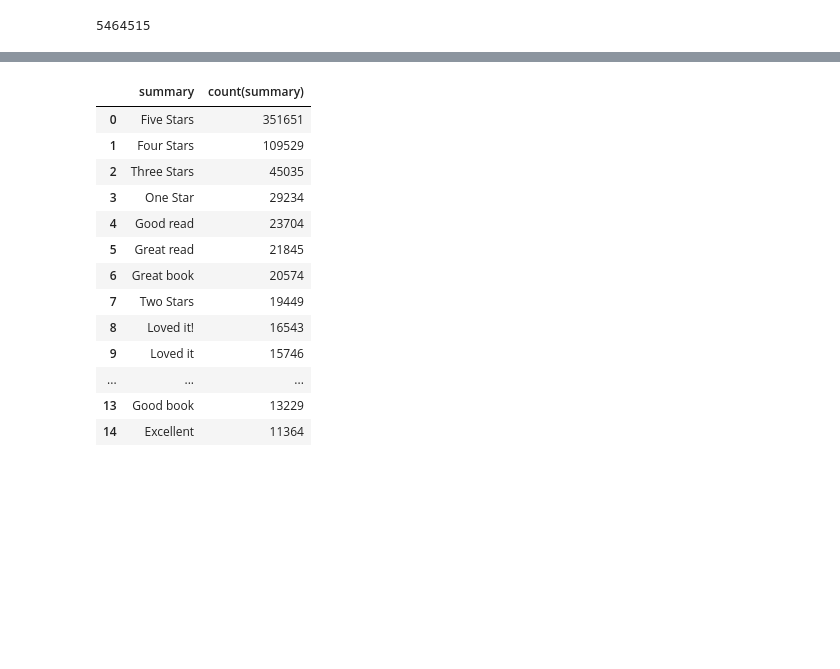
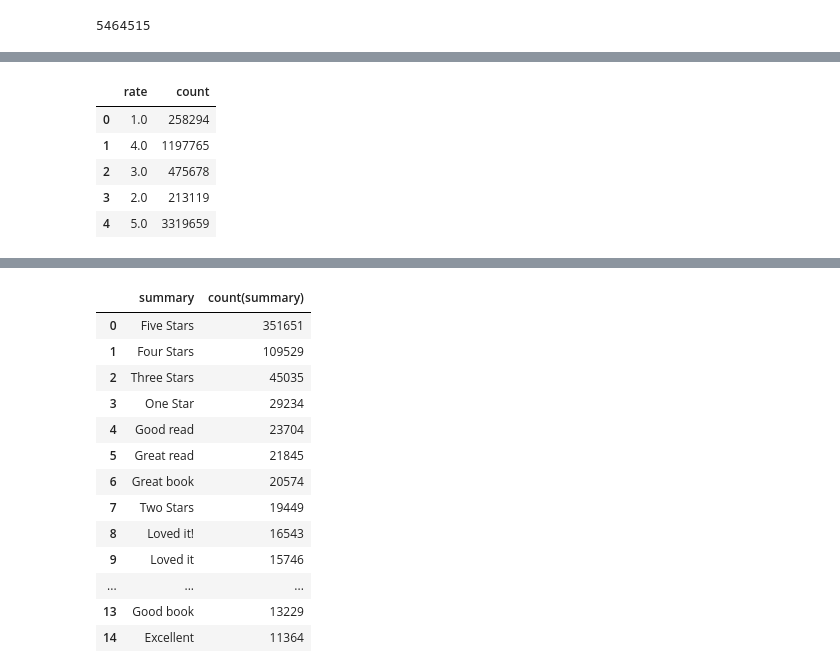
Before and after one commit to moiraghif/Amazon-Kindle-Store-Reviews, a Jupyter notebook: Clustering.ipynb, the cells around one changed output, grey strips where cells are left out. Saved outputs shown, nothing was run; the diff lists cells and outputs as text; code cells hidden in the pictures; blank space fills up the shorter version.

```diff
--- a/Clustering.ipynb
+++ b/Clustering.ipynb
@@ -81,0 +71,9 @@ only showing top 5 rows
+# %%
+hist
+# %% [output]
+|  | rate | count |
+| 0 | 1.0 | 258294 |
+| 1 | 4.0 | 1197765 |
+| 2 | 3.0 | 475678 |
+| 3 | 2.0 | 213119 |
+| 4 | 5.0 | 3319659 |
```
Also changed, not shown: parts of 22 cells of this notebook, 5 other files.
